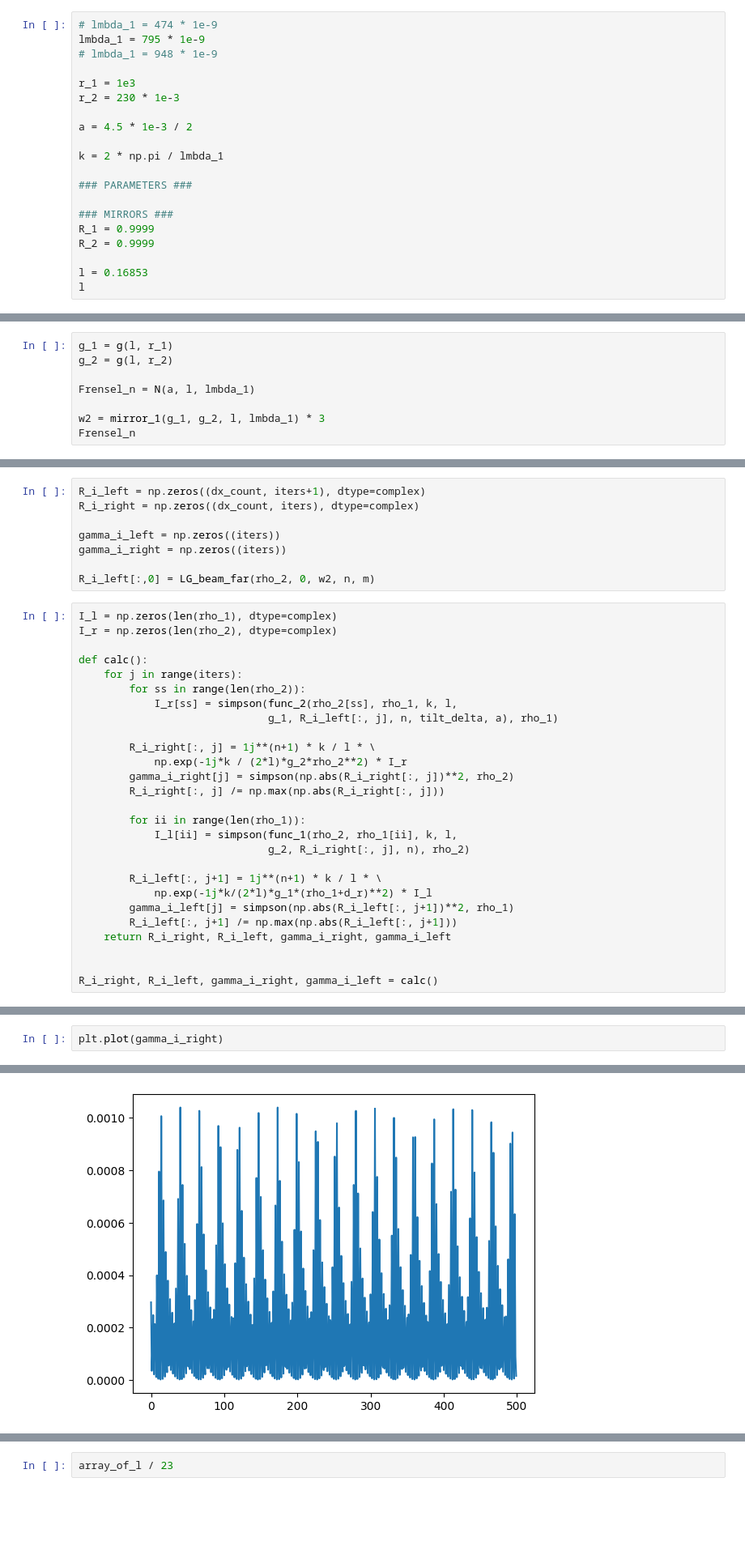
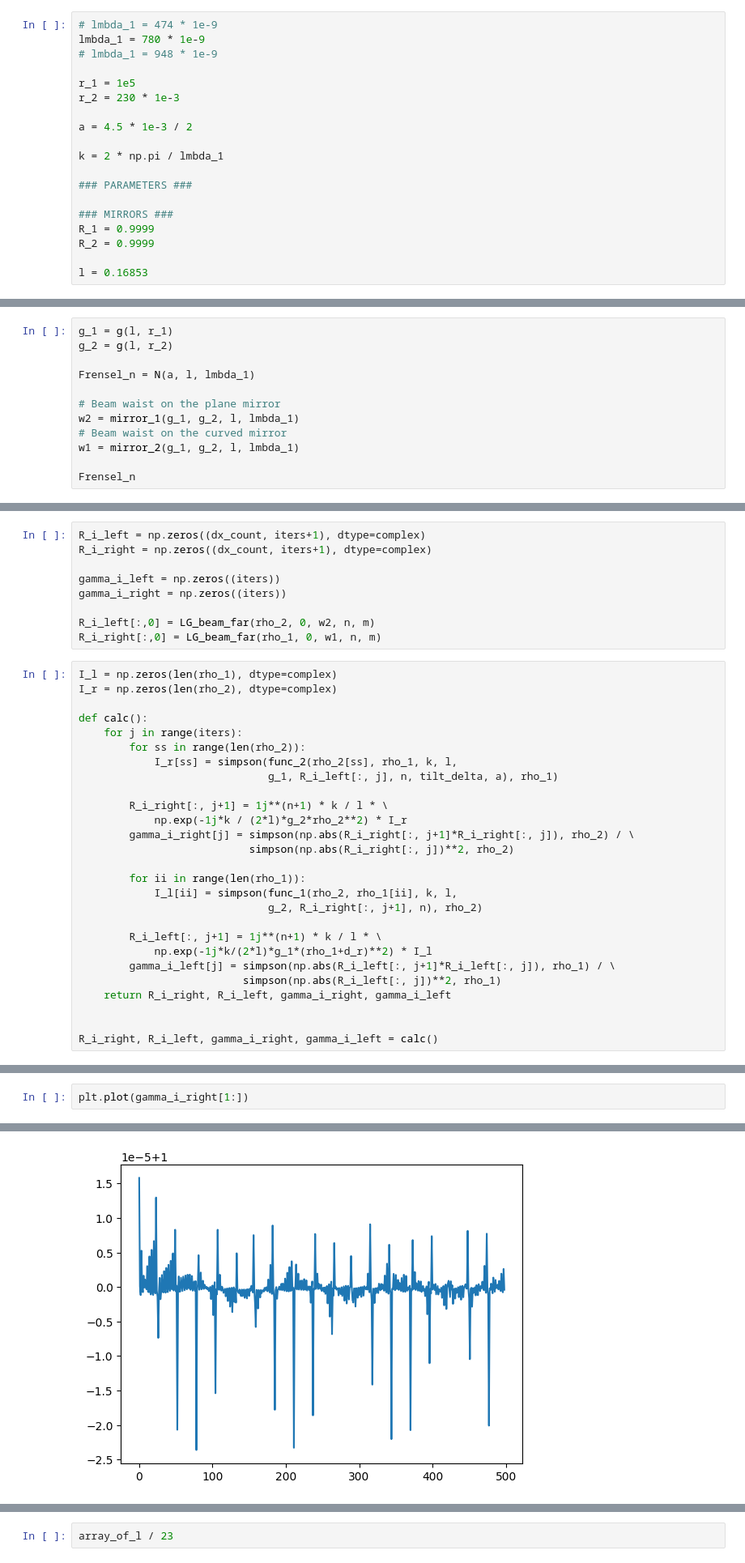
Before and after one commit to Dvnt3s/cavity-calc, a Jupyter notebook: resonator_eigmodes.ipynb, the cells around one changed output, grey strips where cells are left out. Shown: that part at 81% size. Cells and saved outputs as stored; diff of their text form; blank space fills up the shorter version.

```diff
--- a/resonator_eigmodes.ipynb
+++ b/resonator_eigmodes.ipynb
@@ -6,10 +6,10 @@ from utils import *
 from scipy.integrate import simpson
 # %%
 # lmbda_1 = 474 * 1e-9
-lmbda_1 = 795 * 1e-9
+lmbda_1 = 780 * 1e-9
 # lmbda_1 = 948 * 1e-9
 
-r_1 = 1e3
+r_1 = 1e5
 r_2 = 230 * 1e-3
 
 a = 4.5 * 1e-3 / 2
@@ -23,4 +23,3 @@ R_1 = 0.9999
 R_2 = 0.9999
 
 l = 0.16853
-l
@@ -32,6 +29,10 @@ g_2 = g(l, r_2)
 
 Frensel_n = N(a, l, lmbda_1)
 
-w2 = mirror_1(g_1, g_2, l, lmbda_1) * 3
+# Beam waist on the plane mirror
+w2 = mirror_1(g_1, g_2, l, lmbda_1)
+# Beam waist on the curved mirror
+w1 = mirror_2(g_1, g_2, l, lmbda_1)
+
 Frensel_n
 # %% [output]
@@ -79,11 +89,12 @@ Text(0, 0.5, 'y, mm')
 # %%
 R_i_left = np.zeros((dx_count, iters+1), dtype=complex)
-R_i_right = np.zeros((dx_count, iters), dtype=complex)
+R_i_right = np.zeros((dx_count, iters+1), dtype=complex)
 
 gamma_i_left = np.zeros((iters))
 gamma_i_right = np.zeros((iters))
 
 R_i_left[:,0] = LG_beam_far(rho_2, 0, w2, n, m)
+R_i_right[:,0] = LG_beam_far(rho_1, 0, w1, n, m)
 # %%
 I_l = np.zeros(len(rho_1), dtype=complex)
 I_r = np.zeros(len(rho_2), dtype=complex)
@@ -94,19 +105,19 @@ def calc():
             I_r[ss] = simpson(func_2(rho_2[ss], rho_1, k, l,
                               g_1, R_i_left[:, j], n, tilt_delta, a), rho_1)
 
-        R_i_right[:, j] = 1j**(n+1) * k / l * \
+        R_i_right[:, j+1] = 1j**(n+1) * k / l * \
             np.exp(-1j*k / (2*l)*g_2*rho_2**2) * I_r
-        gamma_i_right[j] = simpson(np.abs(R_i_right[:, j])**2, rho_2)
-        R_i_right[:, j] /= np.max(np.abs(R_i_right[:, j]))
+        gamma_i_right[j] = simpson(np.abs(R_i_right[:, j+1]*R_i_right[:, j]), rho_2) / \
+                           simpson(np.abs(R_i_right[:, j])**2, rho_2)
 
         for ii in range(len(rho_1)):
             I_l[ii] = simpson(func_1(rho_2, rho_1[ii], k, l,
-                              g_2, R_i_right[:, j], n), rho_2)
+                              g_2, R_i_right[:, j+1], n), rho_2)
 
         R_i_left[:, j+1] = 1j**(n+1) * k / l * \
             np.exp(-1j*k/(2*l)*g_1*(rho_1+d_r)**2) * I_l
-        gamma_i_left[j] = simpson(np.abs(R_i_left[:, j+1])**2, rho_1)
-        R_i_left[:, j+1] /= np.max(np.abs(R_i_left[:, j+1]))
+        gamma_i_left[j] = simpson(np.abs(R_i_left[:, j+1]*R_i_left[:, j]), rho_1) / \
+                          simpson(np.abs(R_i_left[:, j])**2, rho_1)
     return R_i_right, R_i_left, gamma_i_right, gamma_i_left
 
 
@@ -156,8 +169,8 @@ finesse
 # %%
-plt.plot(gamma_i_right)
+plt.plot(gamma_i_right[1:])
 # %% [output]
 [<matplotlib.lines.Line2D at 0x...>]
-[figure, old version]
+[figure, new version]
 # %%
 plt.plot(gamma_i_left)
 # %% [output]
```
Also changed, not shown: parts of 11 cells of this notebook, 4 other files.
